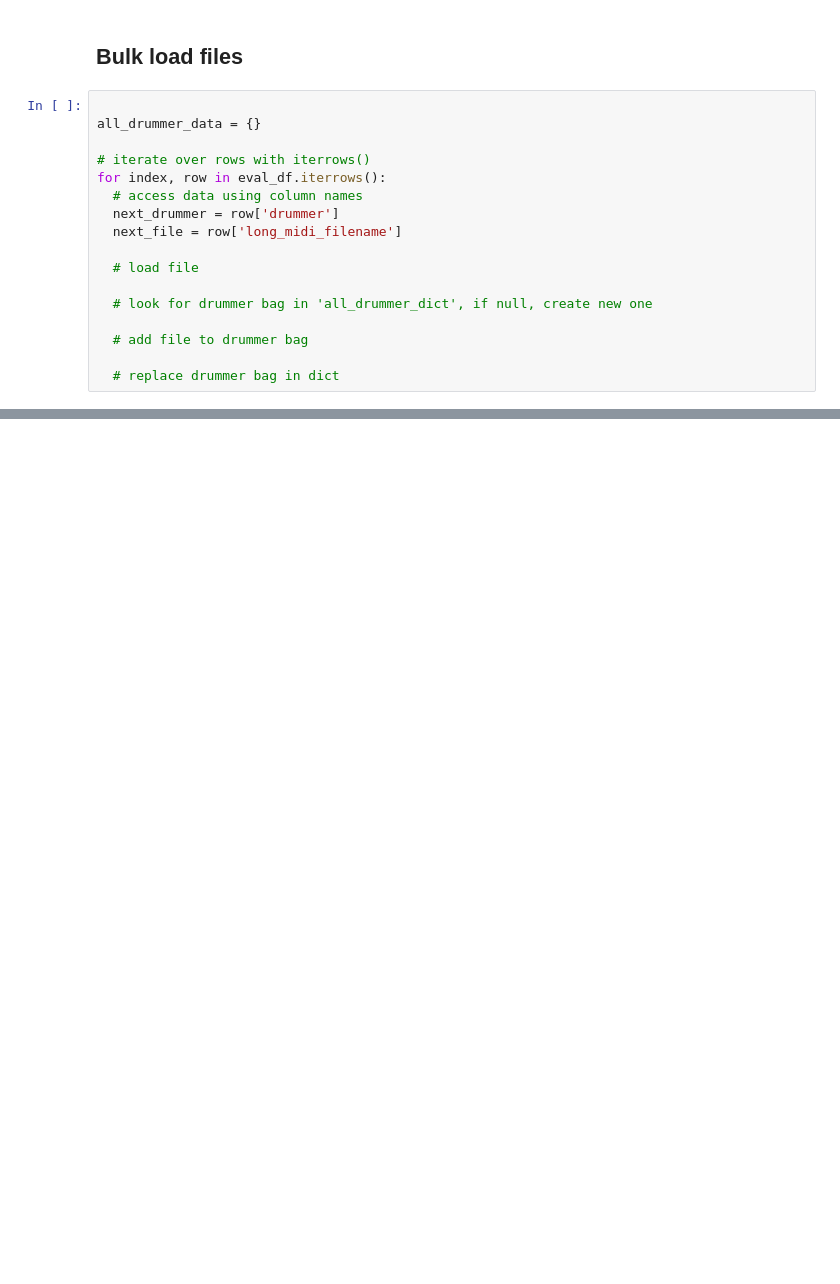
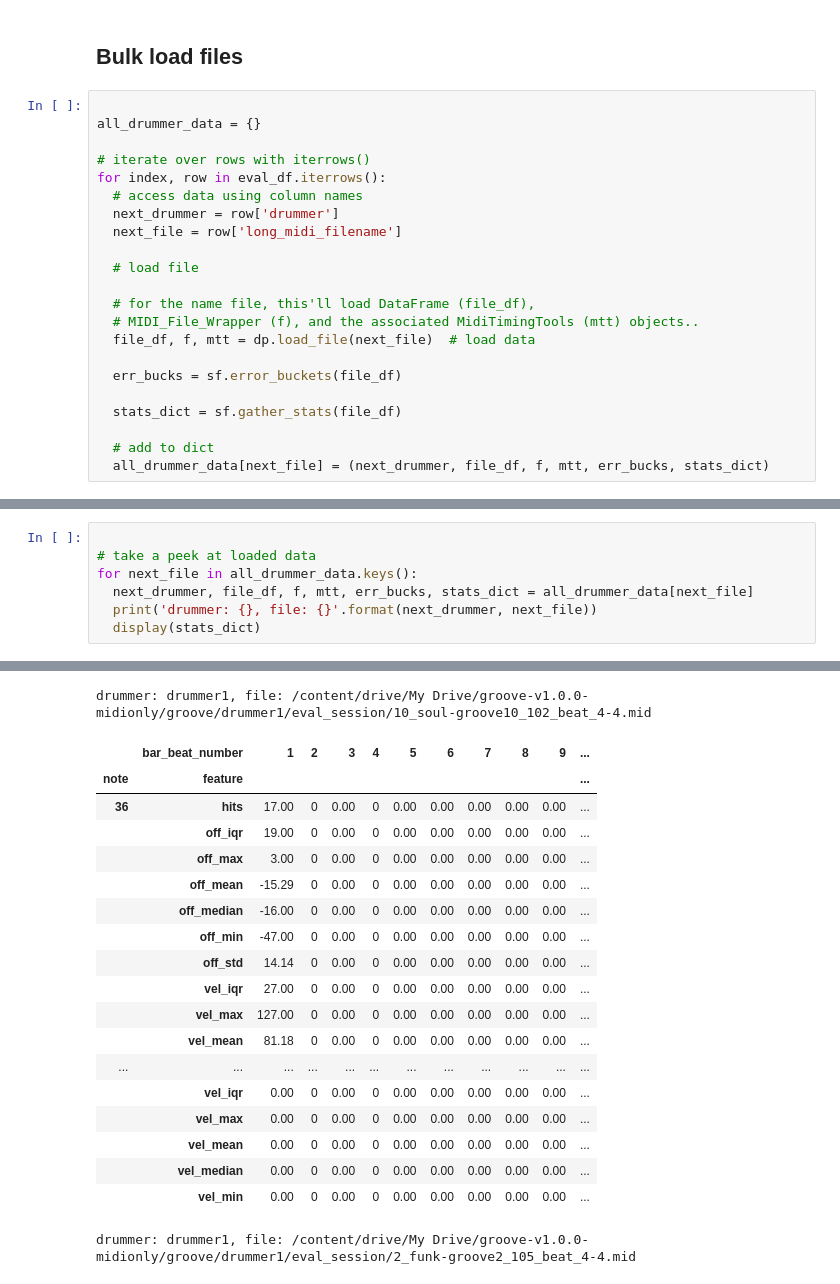
Before and after one commit to curtiscu/LYIT, a Jupyter notebook: TestingStatsNFeaturesCode.ipynb, the cells around one changed output, grey strips where cells are left out. Cells and saved outputs as stored; diff of their text form; blank space fills up the shorter version.

```diff
--- a/TestingStatsNFeaturesCode.ipynb
+++ b/TestingStatsNFeaturesCode.ipynb
@@ -558,8 +538,13 @@ for index, row in eval_df.iterrows():
 
   # load file
 
-  # look for drummer bag in 'all_drummer_dict', if null, create new one
+  # for the name file, this'll load DataFrame (file_df),
+  # MIDI_File_Wrapper (f), and the associated MidiTimingTools (mtt) objects..
+  file_df, f, mtt = dp.load_file(next_file)  # load data
 
-  # add file to drummer bag
+  err_bucks = sf.error_buckets(file_df)
 
-  # replace drummer bag in dict
+  stats_dict = sf.gather_stats(file_df)
+
+  # add to dict
+  all_drummer_data[next_file] = (next_drummer, file_df, f, mtt, err_bucks, stats_dict)
@@ -565,0 +569,8 @@ for index, row in eval_df.iterrows():
+# %%
+
+# take a peek at loaded data
+for next_file in all_drummer_data.keys():
+  next_drummer, file_df, f, mtt, err_bucks, stats_dict = all_drummer_data[next_file]
+  print('drummer: {}, file: {}'.format(next_drummer, next_file))
+  display(stats_dict)
+# %% [output]
@@ -565,0 +596,20 @@ for index, row in eval_df.iterrows():
+drummer: drummer1, file: /content/drive/My Drive/groove-v1.0.0-midionly/groove/drummer1/eval_session/10_soul-groove10_102_beat_4-4.mid
+|  | bar_beat_number | 1 | 2 | 3 | 4 | 5 | 6 | 7 | 8 | 9 | ... |
+| note | feature |  |  |  |  |  |  |  |  |  | ... |
+| 36 | hits | 17.00 | 0 | 0.00 | 0 | 0.00 | 0.00 | 0.00 | 0.00 | 0.00 | ... |
+|  | off_iqr | 19.00 | 0 | 0.00 | 0 | 0.00 | 0.00 | 0.00 | 0.00 | 0.00 | ... |
+|  | off_max | 3.00 | 0 | 0.00 | 0 | 0.00 | 0.00 | 0.00 | 0.00 | 0.00 | ... |
+|  | off_mean | -15.29 | 0 | 0.00 | 0 | 0.00 | 0.00 | 0.00 | 0.00 | 0.00 | ... |
+|  | off_median | -16.00 | 0 | 0.00 | 0 | 0.00 | 0.00 | 0.00 | 0.00 | 0.00 | ... |
+|  | off_min | -47.00 | 0 | 0.00 | 0 | 0.00 | 0.00 | 0.00 | 0.00 | 0.00 | ... |
+|  | off_std | 14.14 | 0 | 0.00 | 0 | 0.00 | 0.00 | 0.00 | 0.00 | 0.00 | ... |
+|  | vel_iqr | 27.00 | 0 | 0.00 | 0 | 0.00 | 0.00 | 0.00 | 0.00 | 0.00 | ... |
+|  | vel_max | 127.00 | 0 | 0.00 | 0 | 0.00 | 0.00 | 0.00 | 0.00 | 0.00 | ... |
+|  | vel_mean | 81.18 | 0 | 0.00 | 0 | 0.00 | 0.00 | 0.00 | 0.00 | 0.00 | ... |
+| ... | ... | ... | ... | ... | ... | ... | ... | ... | ... | ... | ... |
+|  | vel_iqr | 0.00 | 0 | 0.00 | 0 | 0.00 | 0.00 | 0.00 | 0.00 | 0.00 | ... |
+|  | vel_max | 0.00 | 0 | 0.00 | 0 | 0.00 | 0.00 | 0.00 | 0.00 | 0.00 | ... |
+|  | vel_mean | 0.00 | 0 | 0.00 | 0 | 0.00 | 0.00 | 0.00 | 0.00 | 0.00 | ... |
+|  | vel_median | 0.00 | 0 | 0.00 | 0 | 0.00 | 0.00 | 0.00 | 0.00 | 0.00 | ... |
+|  | vel_min | 0.00 | 0 | 0.00 | 0 | 0.00 | 0.00 | 0.00 | 0.00 | 0.00 | ... |
+drummer: drummer1, file: /content/drive/My Drive/groove-v1.0.0-midionly/groove/drummer1/eval_session/2_funk-groove2_105_beat_4-4.mid
```
Also changed, not shown: parts of 10 cells of this notebook.
